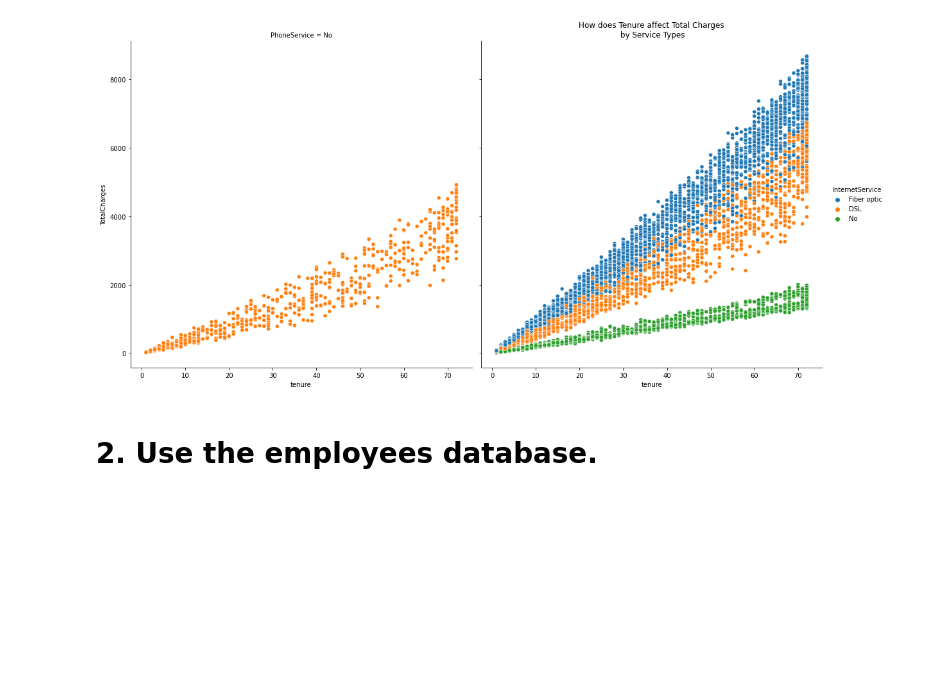
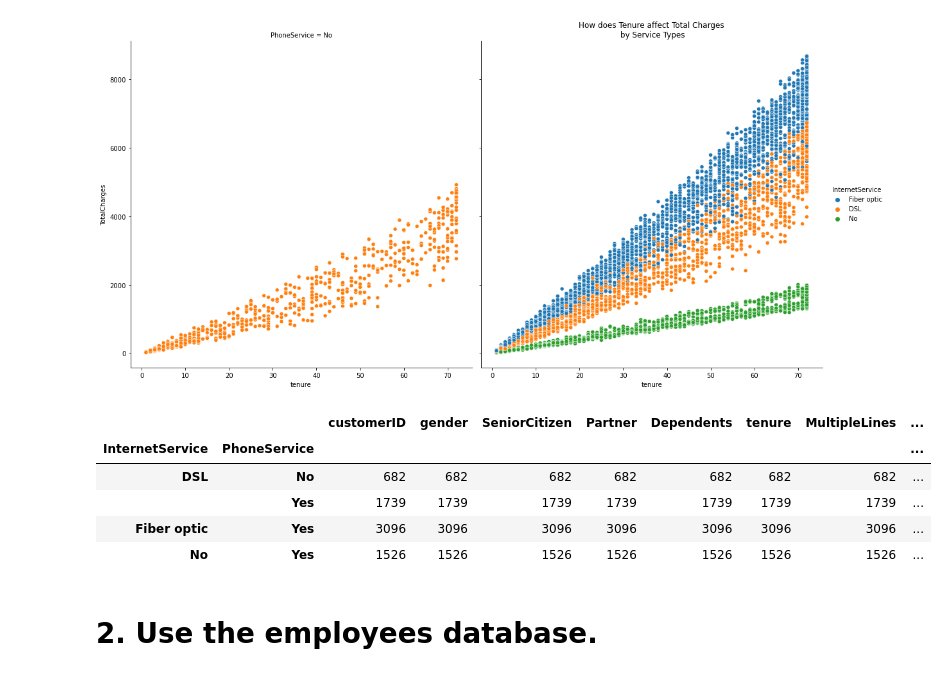
Before and after one commit to David-Howell/statistics-exercises, a Jupyter notebook: hypothesis_testing.ipynb, the cells around one changed output. Saved outputs shown, nothing was run; the diff lists cells and outputs as text; code cells hidden in the pictures; blank space fills up the shorter version.

```diff
--- a/hypothesis_testing.ipynb
+++ b/hypothesis_testing.ipynb
@@ -620,3 +620,12 @@ plt.savefig('telco_charges')
 # %% [output]
 <Figure size 1440x1440 with 0 Axes>
 [figure]
+# %%
+telco_churn.groupby(['InternetService', 'PhoneService']).count()
+# %% [output]
+|  |  | customerID | gender | SeniorCitizen | Partner | Dependents | tenure | MultipleLines | ... |
+| InternetService | PhoneService |  |  |  |  |  |  |  | ... |
+| DSL | No | 682 | 682 | 682 | 682 | 682 | 682 | 682 | ... |
+|  | Yes | 1739 | 1739 | 1739 | 1739 | 1739 | 1739 | 1739 | ... |
+| Fiber optic | Yes | 3096 | 3096 | 3096 | 3096 | 3096 | 3096 | 3096 | ... |
+| No | Yes | 1526 | 1526 | 1526 | 1526 | 1526 | 1526 | 1526 | ... |
```
Also changed, not shown: parts of 3 cells of this notebook.
